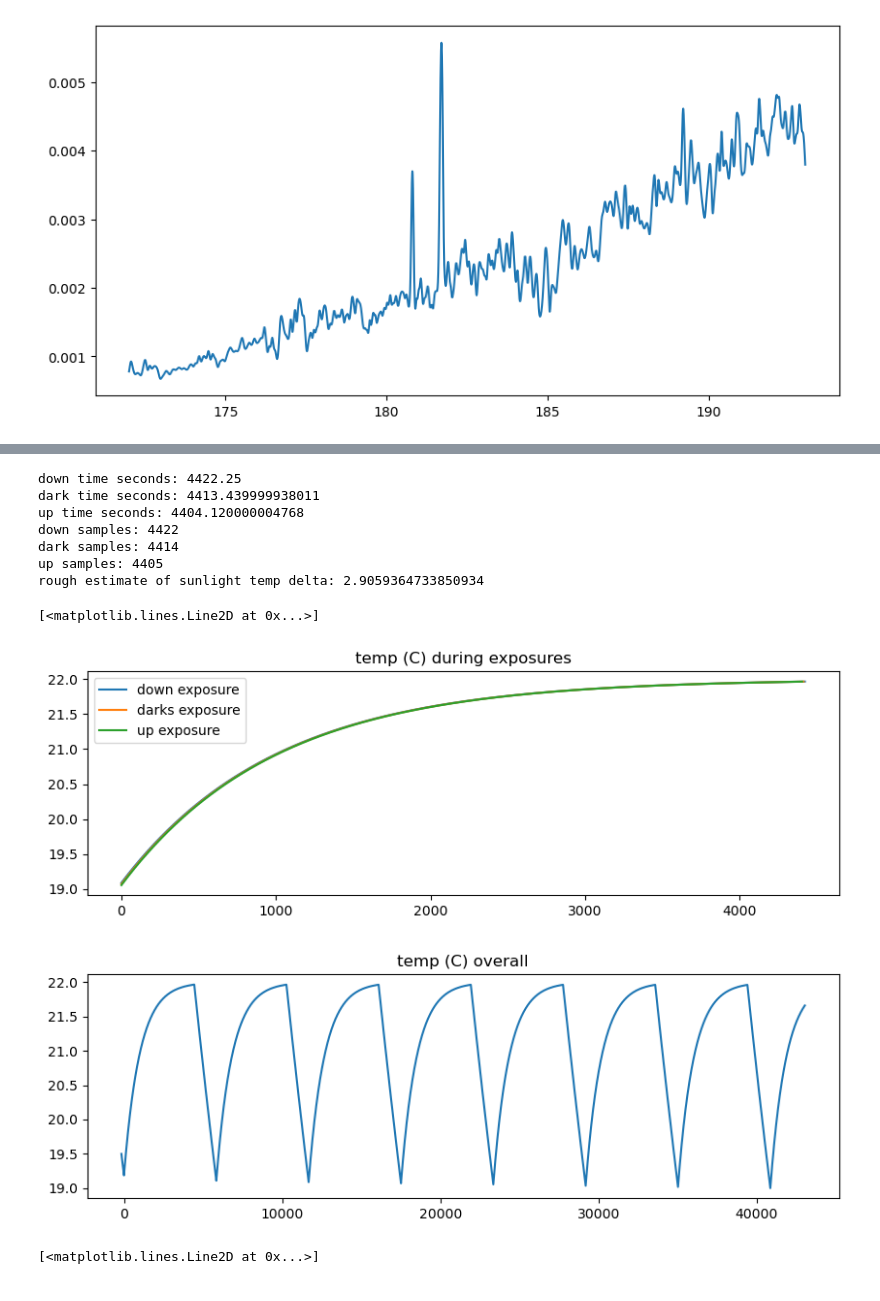
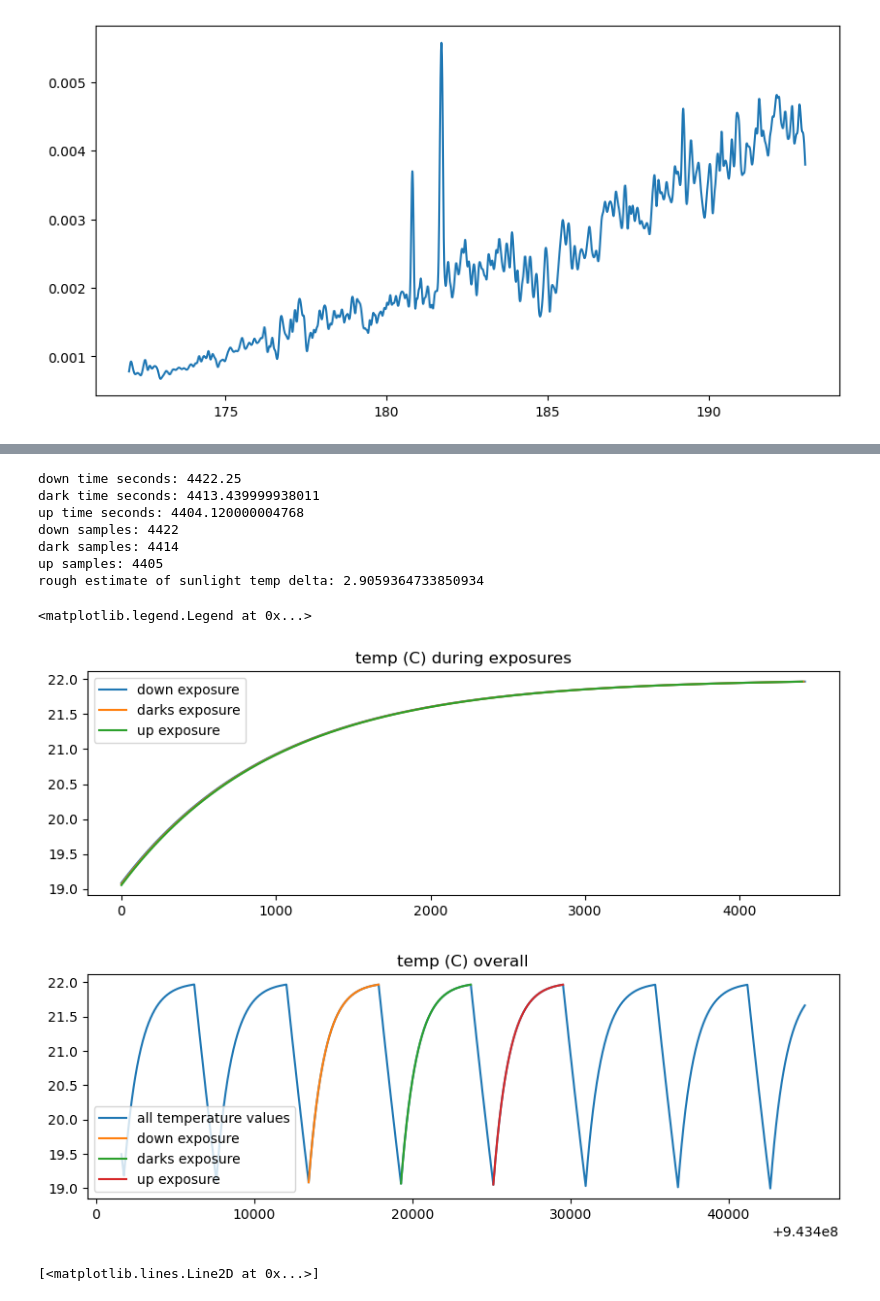
Before and after one commit to pilotchute/lasp_dsse_hw, a Jupyter notebook: DSSE_HW.ipynb, the cells around one changed output, grey strips where cells are left out. Drawn from its saved outputs; the diff is of its cells as text; code cells hidden in the pictures.

```diff
--- a/DSSE_HW.ipynb
+++ b/DSSE_HW.ipynb
@@ -108,47 +128,62 @@ up samples: 2517
 # %%
 down_start_time = 9.434134508500002e8
 down_end_time = 9.434178731000002e8
-print("down time seconds: "+str((down_end_time-down_start_time)))
+print("down time seconds: " + str((down_end_time - down_start_time)))
 dark_start_time = 9.434192873600002e8
 dark_end_time = 9.434237008000002e8
-print("dark time seconds: "+str((dark_end_time-dark_start_time)))
+print("dark time seconds: " + str((dark_end_time - dark_start_time)))
 up_start_time = 9.434251237500002e8
 up_end_time = 9.434295278700002e8
-print("up time seconds: "+str((up_end_time-up_start_time)))
+print("up time seconds: " + str((up_end_time - up_start_time)))
 
-down_start_temp = np.where (dete_temp[:,0]>=down_start_time)[0][0]
-down_end_temp = np.where (dete_temp[:,0]>=down_end_time)[0][0]
-print("down samples: "+str(down_end_temp-down_start_temp))
-dark_start_temp = np.where (dete_temp[:,0]>=dark_start_time)[0][0]
-dark_end_temp = np.where (dete_temp[:,0]>=dark_end_time)[0][0]
-print("dark samples: "+str(dark_end_temp-dark_start_temp))
-up_start_temp = np.where (dete_temp[:,0]>=up_start_time)[0][0]
-up_end_temp = np.where (dete_temp[:,0]>=up_end_time)[0][0] #this breaks, looks like the data ends before the plan does.
-print("up samples: "+str(up_end_temp-up_start_temp))
+down_start_temp = np.where(dete_temp[:, 0] >= down_start_time)[0][0]
+down_end_temp = np.where(dete_temp[:, 0] >= down_end_time)[0][0]
+print("down samples: " + str(down_end_temp - down_start_temp))
+dark_start_temp = np.where(dete_temp[:, 0] >= dark_start_time)[0][0]
+dark_end_temp = np.where(dete_temp[:, 0] >= dark_end_time)[0][0]
+print("dark samples: " + str(dark_end_temp - dark_start_temp))
+up_start_temp = np.where(dete_temp[:, 0] >= up_start_time)[0][0]
+up_end_temp = np.where(dete_temp[:, 0] >= up_end_time)[0][
+	0]  #this breaks, looks like the data ends before the plan does.
+print("up samples: " + str(up_end_temp - up_start_temp))
 
-print('rough estimate of sunlight temp delta: ' +str(dete_temp[up_end_temp,1]-dete_temp[up_start_temp,1]))
+print(
+	'rough estimate of sunlight temp delta: ' + str(
+		dete_temp[up_end_temp, 1] - dete_temp[up_start_temp, 1]
+		)
+	)
 
-mp.figure(figsize=(10,3))
+down_temp = dete_temp[down_start_temp:down_end_temp, :]
+dark_temp = dete_temp[dark_start_temp:dark_end_temp, :]
+up_temp = dete_temp[up_start_temp:up_end_temp, :]
+
+mp.figure(figsize=(10, 3))
 mp.title('temp (C) during exposures')
-mp.plot(dete_temp[down_start_temp:down_end_temp,0]-dete_temp[down_start_temp,0],dete_temp[down_start_temp:down_end_temp,1])
-mp.plot(dete_temp[dark_start_temp:dark_end_temp,0]-dete_temp[dark_start_temp,0],dete_temp[dark_start_temp:dark_end_temp,1])
-mp.plot(dete_temp[up_start_temp:up_end_temp,0]-dete_temp[up_start_temp,0],dete_temp[up_start_temp:up_end_temp,1])
-mp.legend(['down exposure','darks exposure','up exposure'])
+mp.plot(down_temp[:, 0] - down_temp[0, 0], down_temp[:, 1])
+mp.plot(dark_temp[:, 0] - dark_temp[0, 0], dark_temp[:, 1])
+mp.plot(up_temp[:, 0] - up_temp[0, 0], up_temp[:, 1])
+mp.legend(['down exposure', 'darks exposure', 'up exposure'])
 # mp.plot(dete_temp[162:4604,1])
 
-ax = mp.figure(figsize=(10,3))
+ax = mp.figure(figsize=(10, 3))
 mp.title('temp (C) overall')
-mp.plot(dete_temp[:,0]-dete_temp[162,0],dete_temp[:,1])
+mp.plot(dete_temp[:, 0], dete_temp[:, 1])
+mp.plot(down_temp[:, 0], down_temp[:, 1])
+mp.plot(dark_temp[:, 0], dark_temp[:, 1])
+mp.plot(up_temp[:, 0], up_temp[:, 1])
+mp.legend(
+	['all temperature values', 'down exposure', 'darks exposure', 'up exposure']
+	)
 # %% [output]
 down time seconds: 4422.25
 dark time seconds: 4413.439999938011
 up time seconds: 4404.120000004768
 down samples: 4422
 dark samples: 4414
 up samples: 4405
 rough estimate of sunlight temp delta: 2.9059364733850934
-[<matplotlib.lines.Line2D at 0x...>]
+<matplotlib.legend.Legend at 0x...>
 [figure]
-[figure, old version]
+[figure, new version]
 # %%
 #lets try axtracting a curve from temp, to see if we'll be able to use the method for the noisier darks
```
Also changed, not shown: parts of 12 cells of this notebook.
